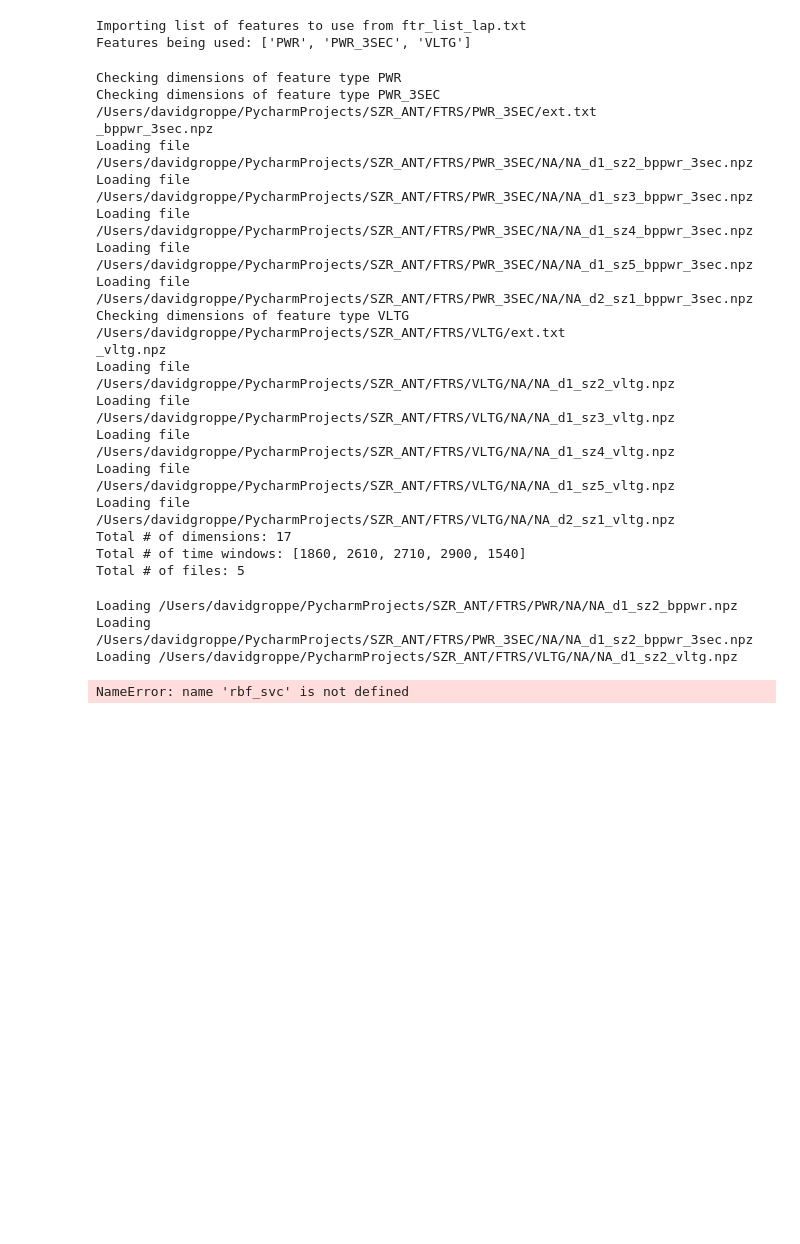
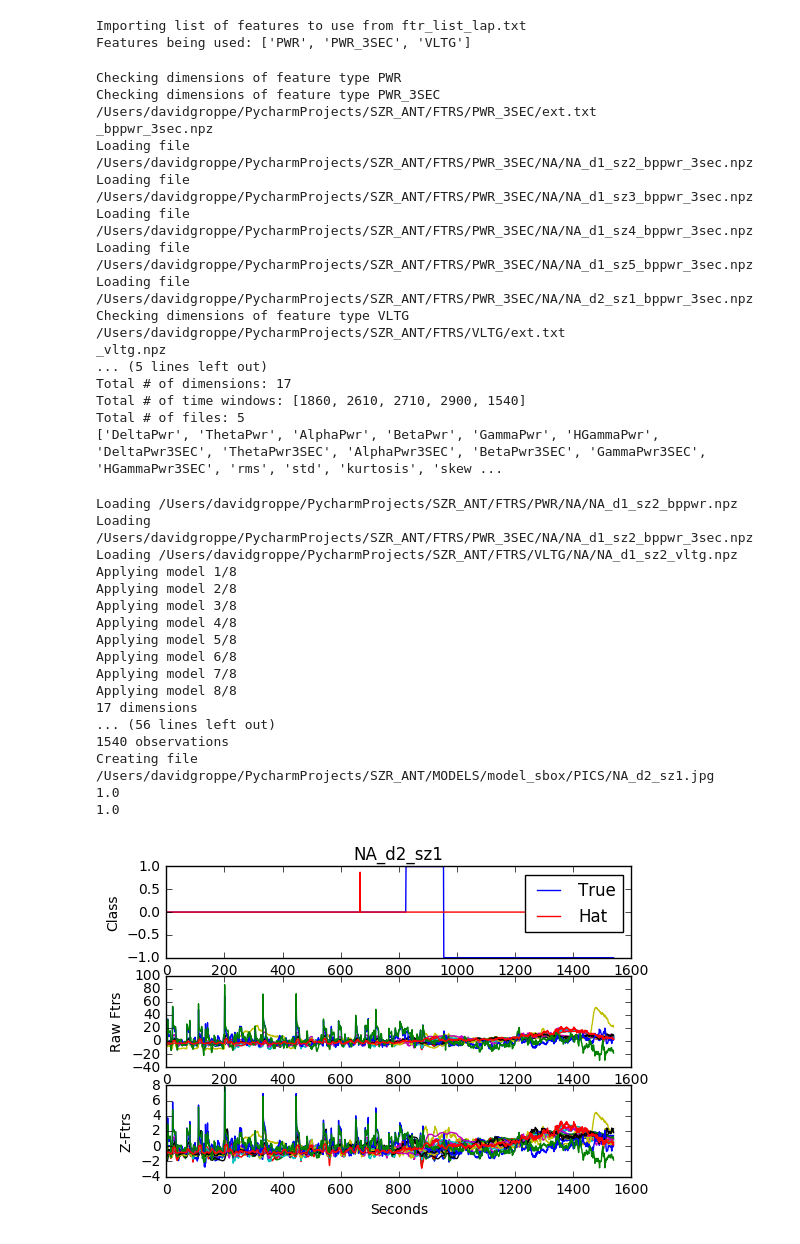
Before and after one commit to dmgroppe/SZR_ANT, a Jupyter notebook: apply_saved_models.ipynb, the cells around one changed output. Drawn from its saved outputs; the diff is of its cells as text; code cells hidden in the pictures; blank space fills up the shorter version.

```diff
--- a/apply_saved_models.ipynb
+++ b/apply_saved_models.ipynb
@@ -13,4 +11,0 @@ import
-# %%
-# Load model
-temp_model_fname='/Users/davidgroppe/PycharmProjects/SZR_ANT/MODELS/model_sbox/model0.pkl'
-temp_model=joblib.load(temp_model_fname)
@@ -53,6 +57,7 @@ n_ftr_types=len(ftr_types)
 n_dim=0
 n_wind_list=[]
 stem_list=[]
+grand_ftr_list=[]
 for type_ct, ftr_type in enumerate(ftr_types):
     print('Checking dimensions of feature type %s' % ftr_type)
     # Figure out how much data there is to preallocate mem
@@ -92,10 +97,14 @@ for type_ct, ftr_type in enumerate(ftr_types):
         if n_wind_list[temp_stem_ct]!=ftr_dict['ftrs'].shape[1]:
             raise ValueError('# of time windows do not match across features')
     n_dim += ftr_dict['ftrs'].shape[0]
+    for ftr_label in ftr_dict['ftr_list']:
+        grand_ftr_list.append(ftr_label)
+    #grand_ftr_list.append(ftr_dict['ftr_list'])
 
 print('Total # of dimensions: %d ' % n_dim)
 print('Total # of time windows: {} '.format(n_wind_list))
 print('Total # of files: %d' % f_ct)
+print(grand_ftr_list)
 # %% [output]
 Checking dimensions of feature type PWR
 Checking dimensions of feature type PWR_3SEC
@@ -109,24 +118,22 @@ Loading file /Users/davidgroppe/PycharmProjects/SZR_ANT/FTRS/PWR_3SEC/NA/NA_d2_s
 Checking dimensions of feature type VLTG
 /Users/davidgroppe/PycharmProjects/SZR_ANT/FTRS/VLTG/ext.txt
 _vltg.npz
-Loading file /Users/davidgroppe/PycharmProjects/SZR_ANT/FTRS/VLTG/NA/NA_d1_sz2_vltg.npz
-Loading file /Users/davidgroppe/PycharmProjects/SZR_ANT/FTRS/VLTG/NA/NA_d1_sz3_vltg.npz
-Loading file /Users/davidgroppe/PycharmProjects/SZR_ANT/FTRS/VLTG/NA/NA_d1_sz4_vltg.npz
-Loading file /Users/davidgroppe/PycharmProjects/SZR_ANT/FTRS/VLTG/NA/NA_d1_sz5_vltg.npz
-Loading file /Users/davidgroppe/PycharmProjects/SZR_ANT/FTRS/VLTG/NA/NA_d2_sz1_vltg.npz
+... (5 lines left out)
 Total # of dimensions: 17
 Total # of time windows: [1860, 2610, 2710, 2900, 1540]
 Total # of files: 5
+['DeltaPwr', 'ThetaPwr', 'AlphaPwr', 'BetaPwr', 'GammaPwr', 'HGammaPwr', 'DeltaPwr3SEC', 'ThetaPwr3SEC', 'AlphaPwr3SEC', 'BetaPwr3SEC', 'GammaPwr3SEC', 'HGammaPwr3SEC', 'rms', 'std', 'kurtosis', 'skew ...
 # %%
 # Load validation data and calculate false positive rate, and peri-onset latency
 onset_dif_sec_list=list()
-n_valid_szrs=0
 n_missed_szrs=0
+pptn_preonset_stim=0
 mn_onset_dif=0
-for stem_loop in stem_list:
+phat_list=[]
+for stem_ct, stem_loop in enumerate(stem_list):
     # Collect features for each seizure
-    n_valid_szrs+=1
     dim_ct=0
+    phat_list.append(np.zeros((n_wind_list[stem_ct],n_models)))
     for ftr_type in ftr_types:
         ftr_path = os.path.join(path_dict['ftrs_root'], ftr_type, sub)
         file_found=False
@@ -145,39 +152,76 @@ for stem_loop in stem_list:
         # Catch if new file was not loaded
         if not file_found:
             print('Trying to find %s for %s' % (stem_loop,ftr_type))
             print('Looking in dir %s' % ftr_path)
             raise ValueError('File stem not found')
             exit()
         # Add ftr to collection
         temp_n_dim = ftr_dict['ftrs'].shape[0]
         # Note that we use all time points (even ictal points long after ictal onset
         if ftr_type==ftr_types[0]:
             # First feature being analyzed pre-allocate mem
             temp_n_wind=ftr_dict['ftrs'].shape[1]
             temp_valid_ftrs=np.zeros((temp_n_wind,n_dim))
         temp_valid_ftrs[:, dim_ct:dim_ct + temp_n_dim] = ftr_dict['ftrs'].T
         dim_ct += temp_n_dim
 
-    # Classify each time point
-    temp_class_hat=rbf_svc.predict(temp_valid_ftrs)
-    #temp_class_hat=rbf_svc.predict(temp_valid_ftrs)
+    for model_ct in range(n_models):
+        # Load model
+        model_fname=os.path.join(model_path,model_list[model_ct])
+        temp_model=joblib.load(model_fname)
+        # Classify each time point
+        print('Applying model %d/%d' % (model_ct+1,n_models))
+        temp_class_hat=temp_model.predict(temp_valid_ftrs)
+        #temp_class_hat=rbf_svc.predict(temp_valid_ftrs)
+        phat_list[stem_ct][:,model_ct]=temp_class_hat
+
+    # Average predictions across all models and take the majority vote
+    temp_class_hat=np.mean(phat_list[stem_ct],axis=1)
+    temp_class_hat_bool=temp_class_hat>0.5
+    plot_fig(ftr_dict['peri_ictal'],temp_class_hat,temp_valid_ftrs,stem_loop,stem_ct,model_path)
 
     # Compute latency of earliest ictal prediction relative to clinician onset
     sgram_srate=1/10
-    onset_dif_sec=ief.cmpt_postonset_stim_latency(temp_class_hat,ftr_dict['peri_ictal'],sgram_srate)
+    onset_dif_sec, preonset_stim=ief.cmpt_postonset_stim_latency(temp_class_hat_bool,ftr_dict['peri_ictal'],sgram_srate)
+    pptn_preonset_stim+=preonset_stim/f_ct
     if onset_dif_sec is None:
         # no positives during peri-onset time window
         n_missed_szrs+=1
     else:
         mn_onset_dif+=onset_dif_sec
 
-pcnt_missed_szrs[left_out_id,C_ct] = n_missed_szrs/n_valid_szrs
-if n_missed_szrs==n_valid_szrs:
-    mn_stim_latency[left_out_id,C_ct] = np.nan
+pptn_missed_szrs = n_missed_szrs/f_ct
+if n_missed_szrs==f_ct:
+    mn_stim_latency = np.nan
 else:
-    mn_stim_latency[left_out_id, C_ct] = mn_onset_dif/(n_valid_szrs-n_missed_szrs)
+    mn_stim_latency= mn_onset_dif/(n_fct-n_missed_szrs)
+
+print('Proportion of missed szrs: %f ' % pptn_missed_szrs)
+print('Proportion of szrs with pre-onset stimulation: %f ' % pptn_preonset_stim)
+print('Mean postonset stim latency %f' % mn_stim_latency)
+out_fname=os.path.join(model_path,'smry.npz')
+np.savez(out_fname,
+         pptn_missed_szrs=pptn_missed_szrs,
+         pptn_preonset_stim=pptn_preonset_stim,
+         mn_stim_latency=mn_stim_latency,
+         sub=sub,
+         grand_ftr_list=grand_ftr_list)
 # %% [output]
 Loading /Users/davidgroppe/PycharmProjects/SZR_ANT/FTRS/PWR/NA/NA_d1_sz2_bppwr.npz
 Loading /Users/davidgroppe/PycharmProjects/SZR_ANT/FTRS/PWR_3SEC/NA/NA_d1_sz2_bppwr_3sec.npz
 Loading /Users/davidgroppe/PycharmProjects/SZR_ANT/FTRS/VLTG/NA/NA_d1_sz2_vltg.npz
+Applying model 1/8
+Applying model 2/8
+Applying model 3/8
+Applying model 4/8
+Applying model 5/8
+Applying model 6/8
+Applying model 7/8
+Applying model 8/8
+17 dimensions
+... (56 lines left out)
+1540 observations
+Creating file /Users/davidgroppe/PycharmProjects/SZR_ANT/MODELS/model_sbox/PICS/NA_d2_sz1.jpg
+1.0
+1.0
-NameError: name 'rbf_svc' is not defined
+[figure, added]
```
Also changed, not shown: parts of 5 cells of this notebook, 7 other files.
